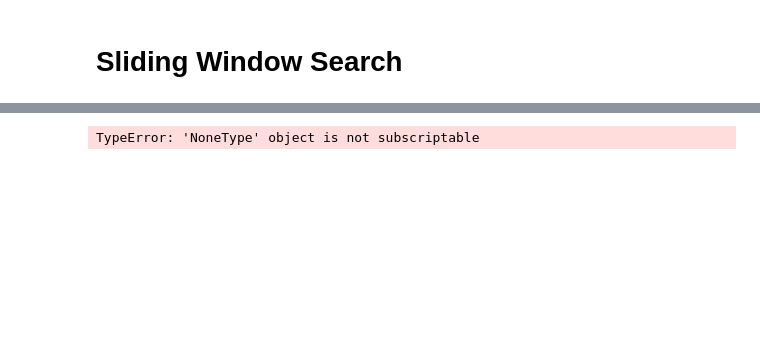
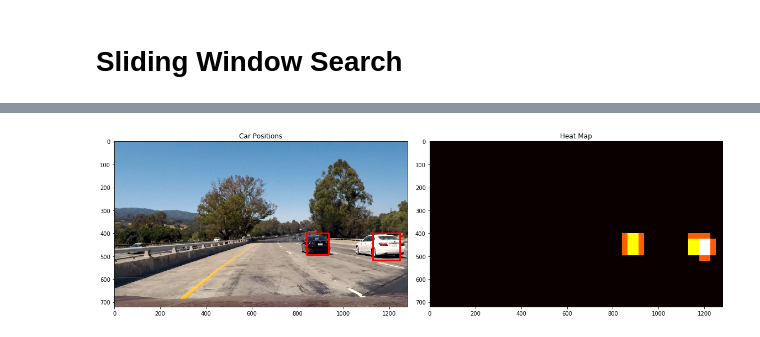
Before and after one commit to Quartzing/CarND-Vehicle-Detection, a Jupyter notebook: detection.ipynb, the cells around one changed output, grey strips where cells are left out. Cells and saved outputs as stored; diff of their text form; code cells hidden in the pictures; blank space fills up the shorter version.

```diff
--- a/detection.ipynb
+++ b/detection.ipynb
@@ -363,7 +376,7 @@ hot_windows = predictImg(image, True)
 # I then assumed each blob corresponded to a vehicle.
 # I constructed bounding boxes to cover the area of each blob detected.
 
-def detectHeat(image, box_list, display = False):
+def detectHeat(image, box_list, heatmap_history = None, threshold = 1, display = False):
     heat = np.zeros_like(image[:,:,0]).astype(np.float)
 
     def add_heat(heatmap, bbox_list):
@@ -403,40 +416,49 @@ def detectHeat(image, box_list, display = False):
     heat = add_heat(heat,box_list)
 
     # Apply threshold to help remove false positives
-    heat = apply_threshold(heat,1)
+    heat = apply_threshold(heat,threshold)
 
     # Visualize the heatmap when displaying
+
     heatmap = np.clip(heat, 0, 255)
+    heatmap_this = heatmap.copy()
+    if heatmap_history is not None:
+        for hm in heatmap_history:
+            heatmap += hm
+#         heatmap = heatmap.astype(float)
+#         heatmap /= float((len(heatmap_history)+1)/2)
+#         heatmap = heatmap.astype(int)
+#     print(heatmap)
 
     # Find final boxes from heatmap using label function
     labels = label(heatmap)
     draw_img, bboxes = draw_labeled_bboxes(np.copy(image), labels)
 
     if display:
         fig = plt.figure(figsize=(16,6))
         plt.subplot(121)
         draw_img = cv2.cvtColor(draw_img, cv2.COLOR_BGR2RGB)
         plt.imshow(draw_img)
         plt.title('Car Positions')
         plt.subplot(122)
         plt.imshow(heatmap, cmap='hot')
         plt.title('Heat Map')
         fig.tight_layout()
 
-    return draw_img, bboxes
+    return draw_img, box_list, heatmap_this
 
 # list of boxes for one of the images shown above
 
 # Read in image similar to one shown above
 # image = mpimg.imread(filename)
 # Here's an example result showing the heatmap from a series of frames of video,
 # the result of scipy.ndimage.measurements.label()
 # and the bounding boxes then overlaid on the last frame of video:
 
 # Here are six frames and their corresponding heatmaps:
-draw_img = detectHeat(image, hot_windows, True)
+draw_img = detectHeat(image, hot_windows, None, 1, True)
 # %% [output]
-TypeError: 'NoneType' object is not subscriptable
+[figure, added]
 # %%
 def pipelineImg(image, display = False):
     hot_windows = predictImg(image, display)
```
Also changed, not shown: parts of 9 cells of this notebook, 4 other files.
